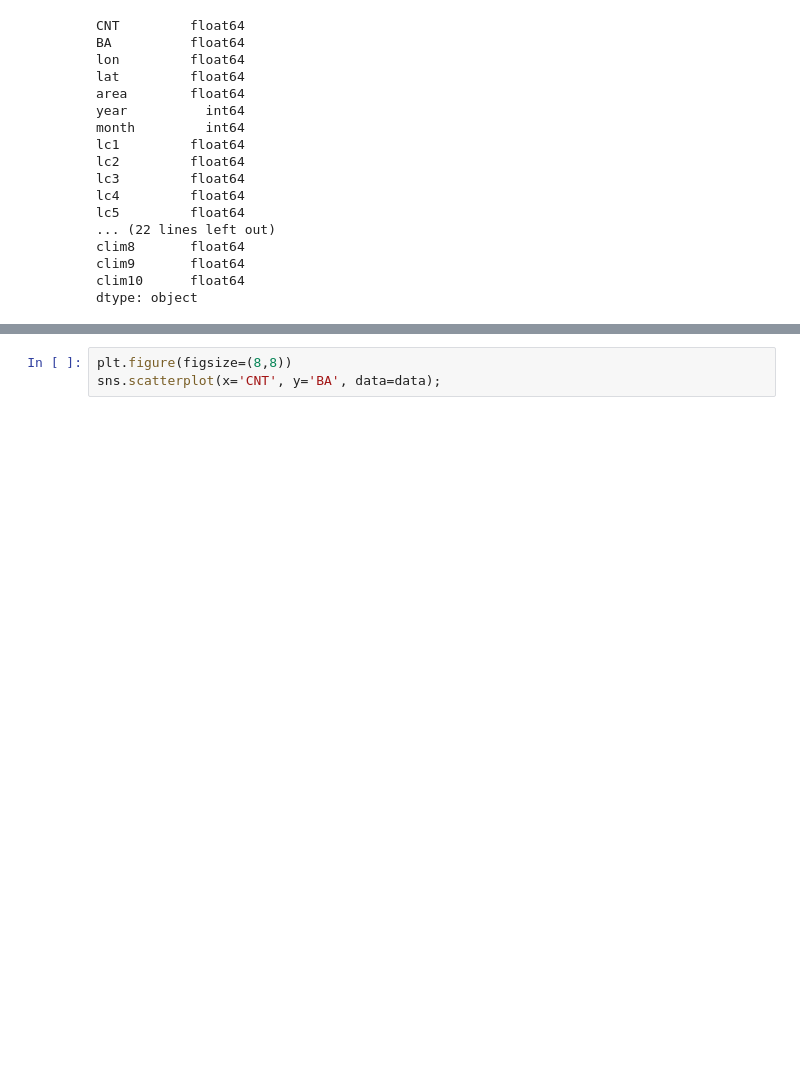
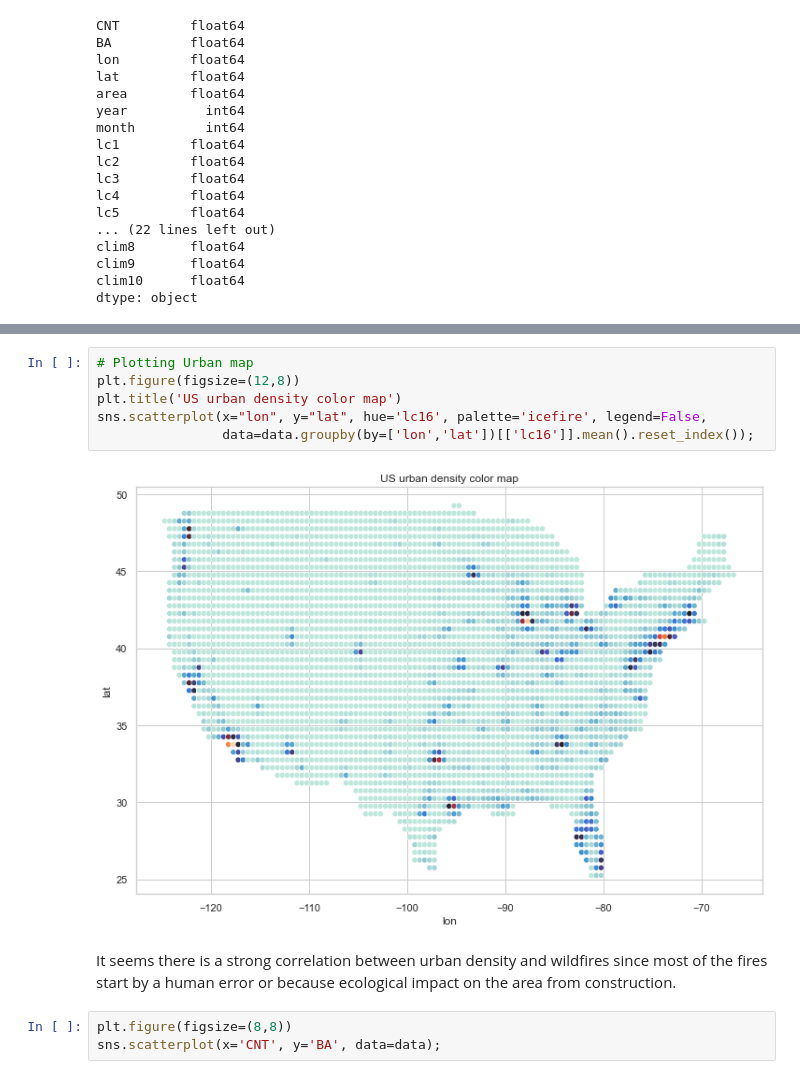
Before and after one commit to MegaCookies88/Data-Challenge-Wildfires, a Jupyter notebook: wildfires.ipynb, the cells around one changed output, grey strips where cells are left out. Cells and saved outputs as stored; diff of their text form; blank space fills up the shorter version.

```diff
--- a/wildfires.ipynb
+++ b/wildfires.ipynb
@@ -82,3 +94,13 @@ data
+# %%
+# Plotting Urban map
+plt.figure(figsize=(12,8))
+plt.title('US urban density color map')
+sns.scatterplot(x="lon", y="lat", hue='lc16', palette='icefire', legend=False,
+                data=data.groupby(by=['lon','lat'])[['lc16']].mean().reset_index());
+# %% [output]
+[figure, added]
+# %% [markdown]
+It seems there is a strong correlation between urban density and wildfires since most of the fires start by a human error or because ecological impact on the area from construction.
 # %%
 plt.figure(figsize=(8,8))
 sns.scatterplot(x='CNT', y='BA', data=data);
```
Also changed, not shown: parts of 19 cells of this notebook.
